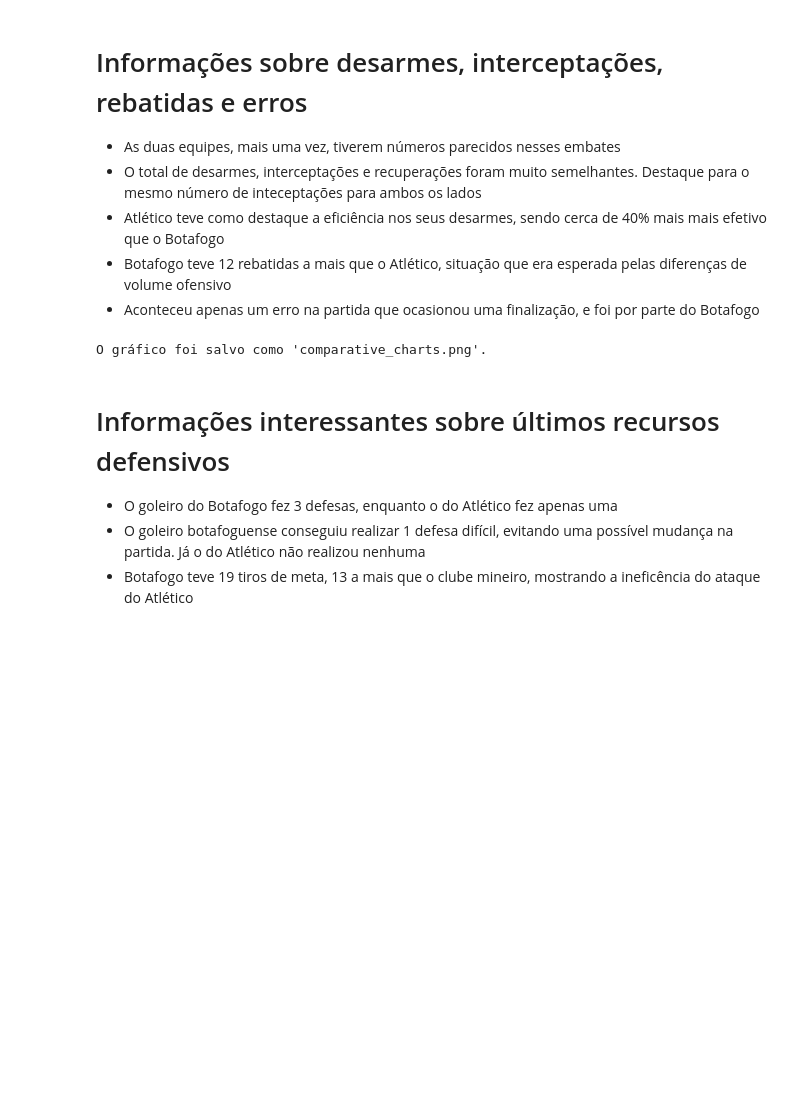
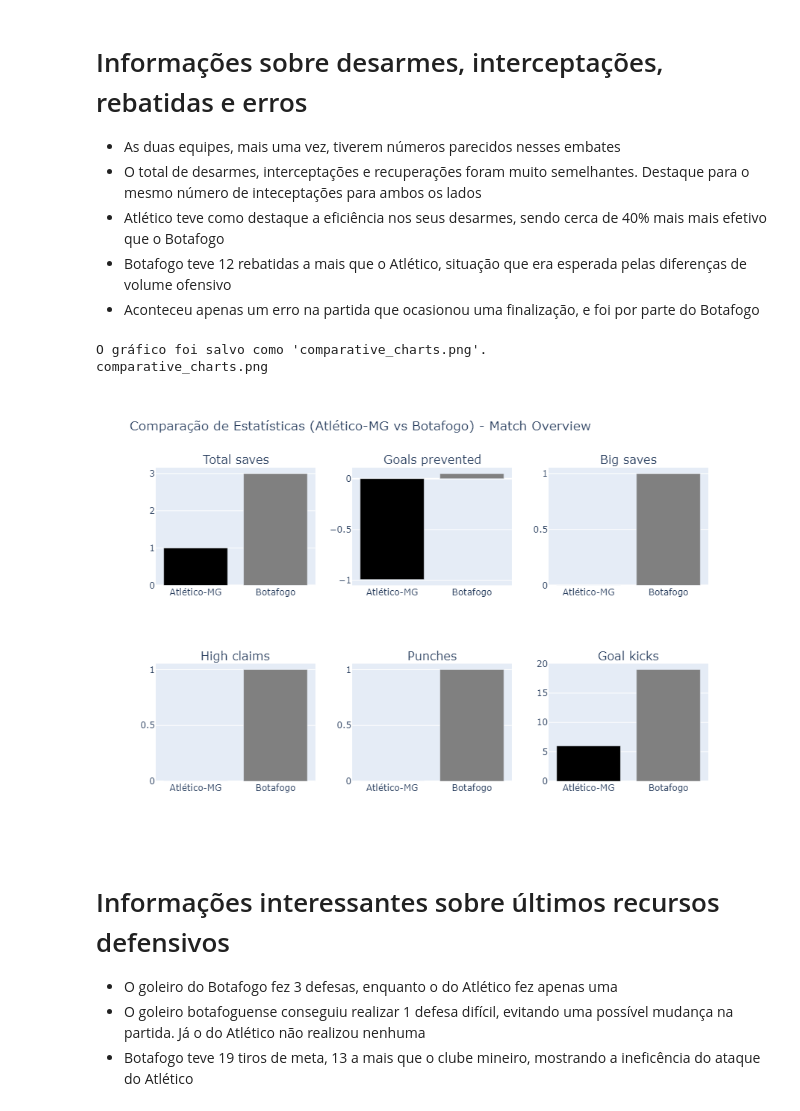
Before and after one commit to victor7miguel7/Analise-final-da-libertadores-2024, a Jupyter notebook: sofascore.ipynb, the cells around one changed output. Saved outputs shown, nothing was run; the diff lists cells and outputs as text; code cells hidden in the pictures; blank space fills up the shorter version.

Commit message:
Teste visualização de graficos interativos como imagens no github

```diff
--- a/sofascore.ipynb
+++ b/sofascore.ipynb
@@ -500,6 +508,7 @@ create_comparative_bar_charts_single_image_plotly(result)
 # %%
 import plotly.graph_objects as go
 from plotly.subplots import make_subplots
+from IPython.display import Image, display
 
 # Criando a função para gerar múltiplos gráficos em uma única figura interativa
 def create_comparative_bar_charts_single_image_plotly(df_tempo_completo_estatisticas_gerais):
@@ -519,33 +528,42 @@ def create_comparative_bar_charts_single_image_plotly(df_tempo_completo_estatist
         row_idx = (i // cols) + 1
 
         fig.add_trace(
             go.Bar(
                 x=['Atlético-MG', 'Botafogo'],
                 y=[row['Home'], row['Away']],
                 marker_color=['black', 'gray'],
                 name=row['Statistics']
             ),
             row=row_idx,
             col=col
         )
 
     # Atualizar layout
     fig.update_layout(
         height=rows * 300,  # Altura total ajustada ao número de linhas
         width=900,  # Largura fixa
         title_text="Comparação de Estatísticas (Atlético-MG vs Botafogo) - Match Overview",
         showlegend=False
     )
 
     # Exibir a figura
     fig.show()
     # Salvar o gráfico como imagem estática (PNG)
     fig.write_image("comparative_charts.png")
     print("O gráfico foi salvo como 'comparative_charts.png'.")
 # Gerar os gráficos
 create_comparative_bar_charts_single_image_plotly(result)
+print("comparative_charts.png")
+
+# Nome do arquivo da imagem
+image_path = "comparative_charts.png"
+
+# Exibindo a imagem
+display(Image(filename=image_path))
 # %% [output]
 O gráfico foi salvo como 'comparative_charts.png'.
+comparative_charts.png
+[figure, added]
 # %% [markdown]
 # Informações interessantes sobre últimos recursos defensivos
 
```
Also changed, not shown: parts of 1 cell of this notebook, 1 other file.
